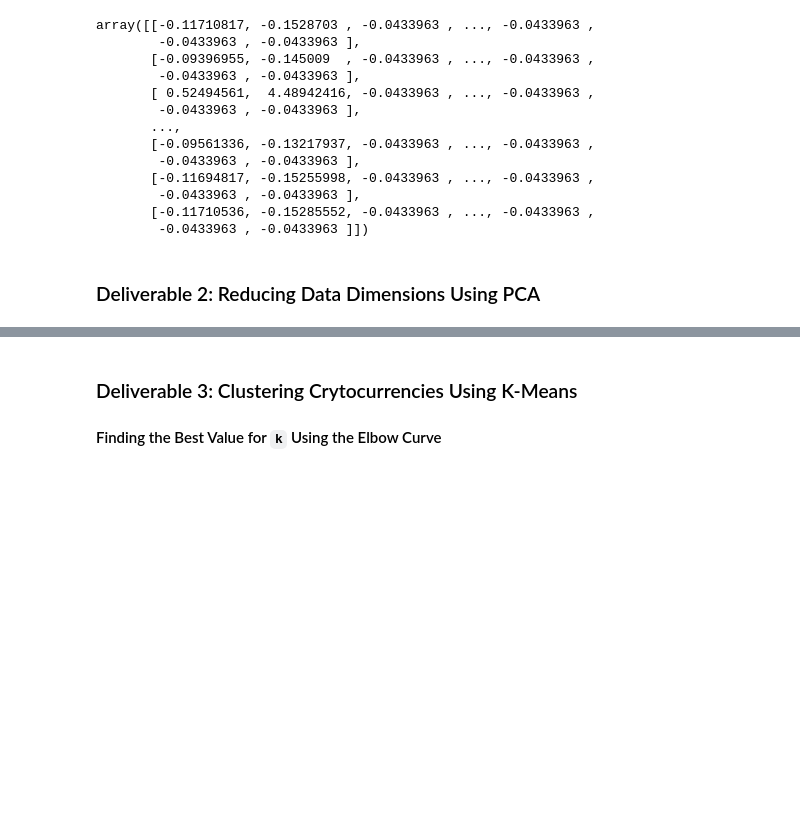
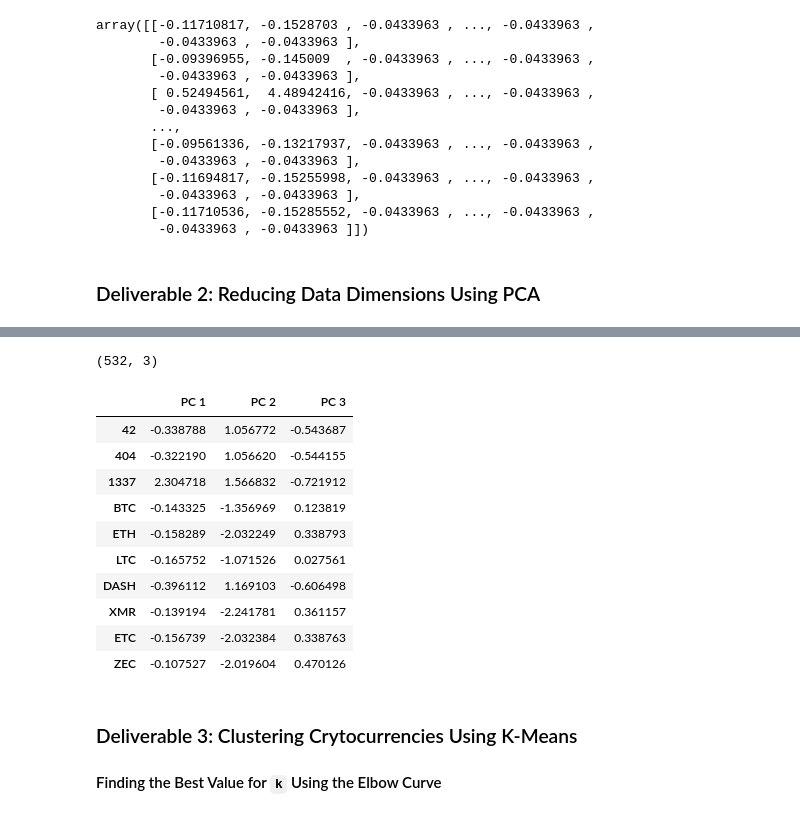
Before and after one commit to jkenning/Cryptocurrencies, a Jupyter notebook: crypto_clustering.ipynb, the cells around one changed output, grey strips where cells are left out. Cells and saved outputs as stored; diff of their text form; code cells hidden in the pictures; blank space fills up the shorter version.

Commit message:
Update crypto_clustering.ipynb analysis file

```diff
--- a/crypto_clustering.ipynb
+++ b/crypto_clustering.ipynb
@@ -128,9 +128,9 @@ df_coinname.head()
 | ETH | Ethereum |
 # %%
 # Drop the 'CoinName' column since it's not going to be used on the clustering algorithm.
-df_crypto = df_crypto.drop(['CoinName'], axis=1)
-print(df_crypto.shape)
-df_crypto.head(10)
+crypto_df = crypto_df.drop(['CoinName'], axis=1)
+print(crypto_df.shape)
+crypto_df.head(10)
 # %% [output]
 (532, 4)
 |  | Algorithm | ProofType | TotalCoinsMined | TotalCoinSupply |
@@ -146,9 +146,9 @@ df_crypto.head(10)
 | ZEC | Equihash | PoW | 7.383056e+06 | 21000000 |
 # %%
 # Use get_dummies() to create variables for text features.
-df_crypto_enc = pd.get_dummies(df_crypto, columns=['Algorithm', 'ProofType'])
-print(df_crypto_enc.shape)
-df_crypto_enc.head(10)
+crypto_enc_df = pd.get_dummies(df_crypto, columns=['Algorithm', 'ProofType'])
+print(crypto_enc_df.shape)
+crypto_enc_df.head(10)
 # %% [output]
 (532, 98)
 |  | TotalCoinsMined | TotalCoinSupply | Algorithm_1GB AES Pattern Search | Algorithm_536 | Algorithm_Argon2d | ... |
@@ -165,8 +165,8 @@ df_crypto_enc.head(10)
 10 rows × 98 columns
 # %%
 # Standardize the data with StandardScaler().
-df_crypto_scaled = StandardScaler().fit_transform(df_crypto_scaled)
-df_crypto_scaled
+crypto_scaled_df = StandardScaler().fit_transform(crypto_enc_df)
+crypto_scaled_df
 # %% [output]
 array([[-0.11710817, -0.1528703 , -0.0433963 , ..., -0.0433963 ,
         -0.0433963 , -0.0433963 ],
@@ -185,4 +185,7 @@ array([[-0.11710817, -0.1528703 , -0.0433963 , ..., -0.0433963 ,
 ### Deliverable 2: Reducing Data Dimensions Using PCA
 # %%
 # Using PCA to reduce dimension to three principal components.
+pca = PCA(n_components=3)
+crypto_pca = pca.fit_transform(crypto_scaled_df)
+crypto_pca
 # %% [output]
@@ -212,3 +199,23 @@ array([[-0.33285464,  1.0383583 , -0.56494435],
+# %%
+# Create a DataFrame with the three principal components.
+pcs_df = pd.DataFrame(
+    data=crypto_pca, columns=['PC 1', 'PC 2', 'PC 3'], index=crypto_df.index
+)
+print(pcs_df.shape)
+pcs_df.head(10)
+# %% [output]
+(532, 3)
+|  | PC 1 | PC 2 | PC 3 |
+| 42 | -0.338788 | 1.056772 | -0.543687 |
+| 404 | -0.322190 | 1.056620 | -0.544155 |
+| 1337 | 2.304718 | 1.566832 | -0.721912 |
+| BTC | -0.143325 | -1.356969 | 0.123819 |
+| ETH | -0.158289 | -2.032249 | 0.338793 |
+| LTC | -0.165752 | -1.071526 | 0.027561 |
+| DASH | -0.396112 | 1.169103 | -0.606498 |
+| XMR | -0.139194 | -2.241781 | 0.361157 |
+| ETC | -0.156739 | -2.032384 | 0.338763 |
+| ZEC | -0.107527 | -2.019604 | 0.470126 |
 # %% [markdown]
 ### Deliverable 3: Clustering Crytocurrencies Using K-Means
 
```
Also changed, not shown: parts of 11 cells of this notebook.
